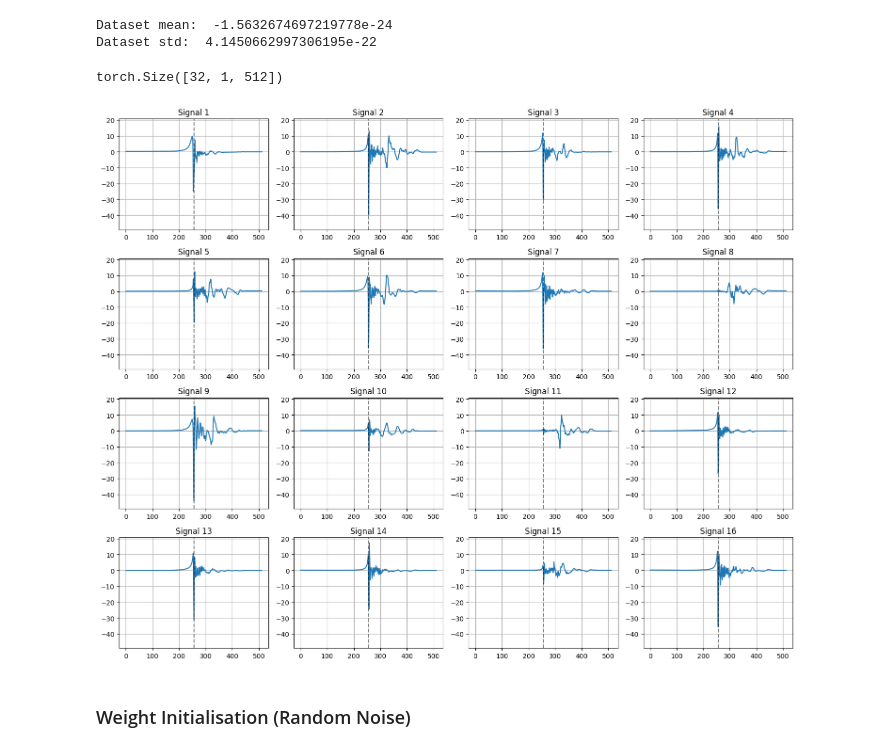
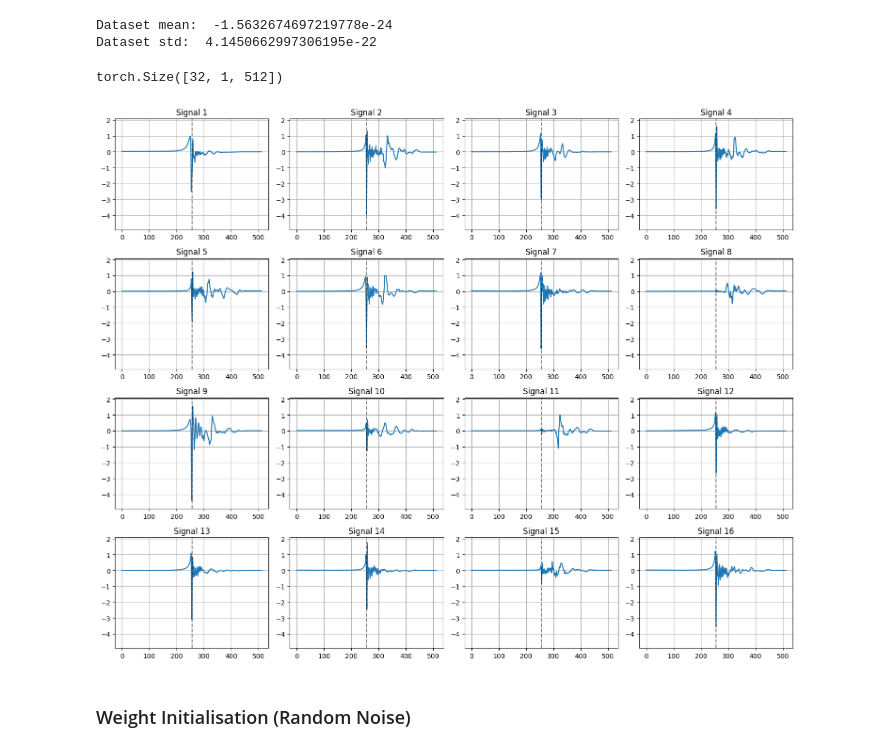
Before and after one commit to the-tarin/gw-generative-models, a Jupyter notebook: gw-gans/gw_dcgans.ipynb, the cells around one changed output. Saved outputs shown, nothing was run; the diff lists cells and outputs as text; code cells hidden in the pictures.

```diff
--- a/gw-gans/gw_dcgans.ipynb
+++ b/gw-gans/gw_dcgans.ipynb
@@ -93,6 +93,7 @@ Dataset std:  4.1450662997306195e-22
 
 def standardize(dataset):
         standardized_dataset = (dataset - gw_mean) / gw_std
+        standardized_dataset = standardized_dataset / 10
         return standardized_dataset
 
 class GWDataset(Dataset):
@@ -134,34 +135,34 @@ common_ylim = (real_batch[:,:,:].min(), real_batch[:,:,:].max())
 
 def plot_and_save_waveforms(real_batch, filename='waveforms.png'):
     fig, axes = plt.subplots(4, 4, figsize=(15, 12))
     axes = axes.flatten()
 
     # Plot each signal on a separate subplot
     for i, ax in enumerate(axes):
         x = np.arange(real_batch.size(dim=2))
         y = real_batch[i, :, :].flatten()
         ax.plot(x, y)
 
         ax.axvline(x=256, color='black', linestyle='--', alpha=0.5)
         ax.set_title(f'Signal {i+1}')
         ax.grid(True)
         ax.set_ylim(common_ylim)
 
     for i in range(512, 8*4):
         fig.delaxes(axes[i])
 
     plt.tight_layout()
 
     if filename:
         plt.savefig(filename)  # Save the plot to a PNG file
 
     plt.show()
 
 # Example usage: Display and save the plot to 'waveforms.png'
 plot_and_save_waveforms(real_batch, filename='../data/gw-dcgans-plots/real_data.png')
 # %% [output]
 torch.Size([32, 1, 512])
-[figure, old version]
+[figure, new version]
 # %% [markdown]
 ### Weight Initialisation (Random Noise)
 # %%
```
Also changed, not shown: parts of 7 cells of this notebook, 2 other files.
